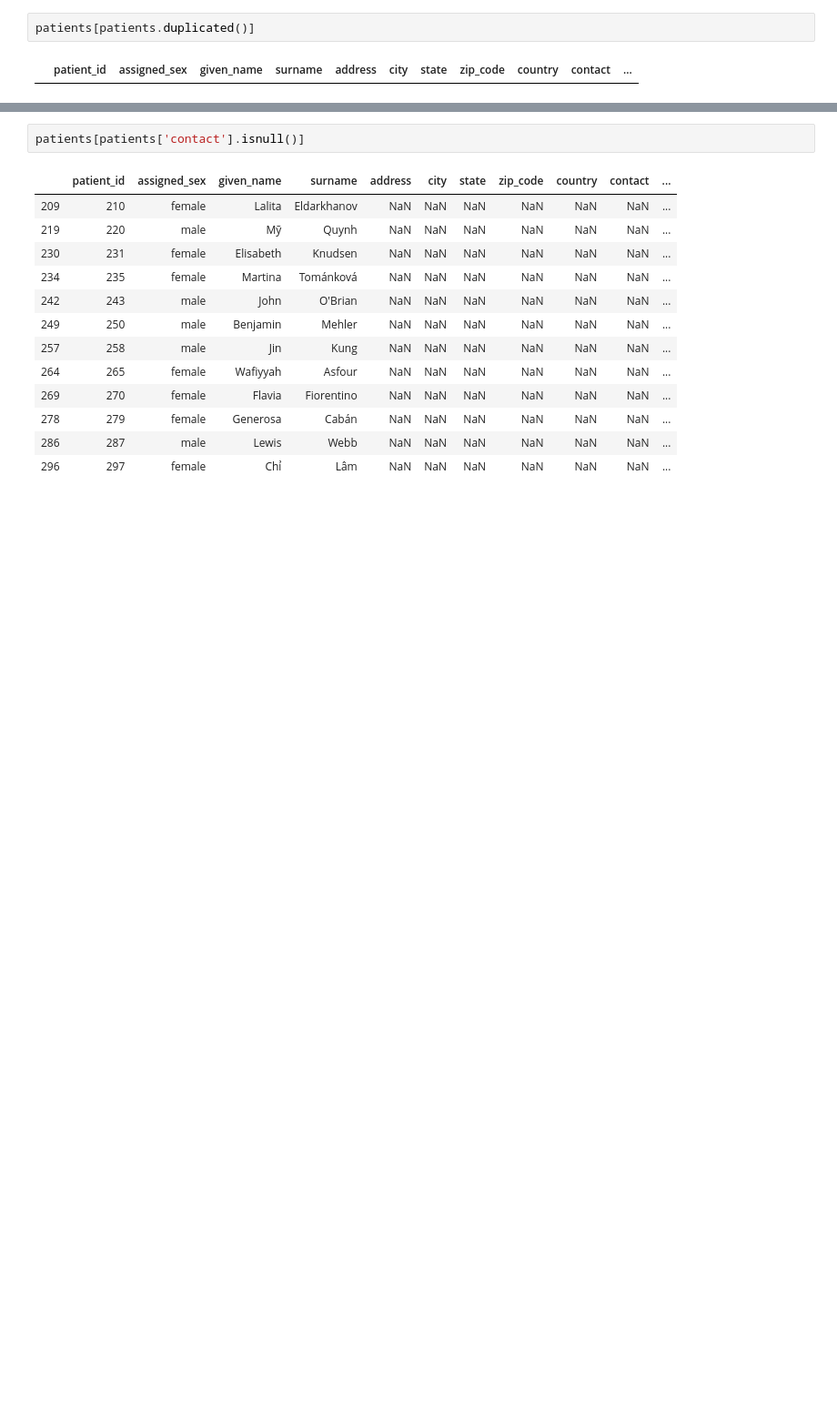
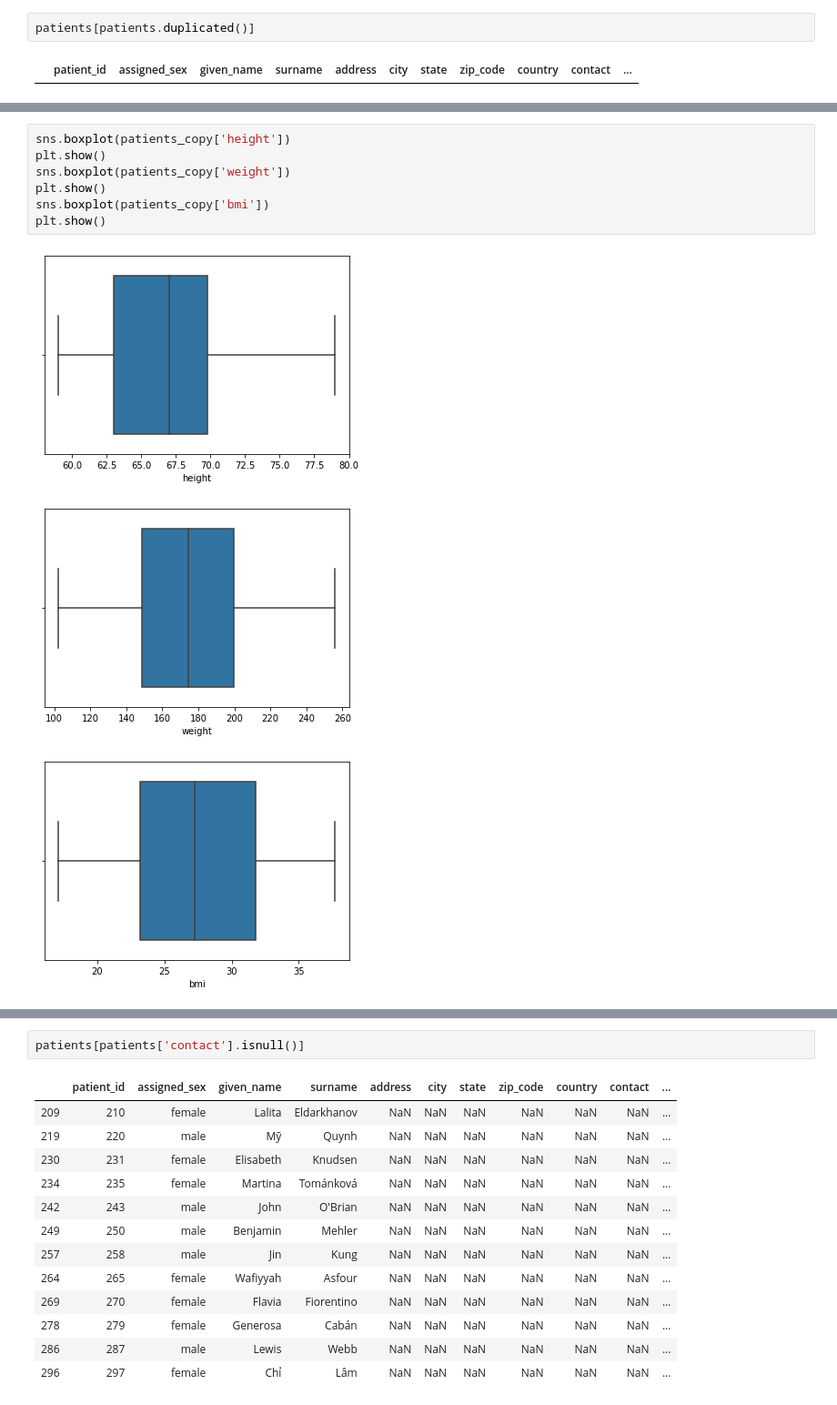
Before and after one commit to Ritayan-Dhara/Data-Wrangling, a Jupyter notebook: Data_Wrangling_Assignment.ipynb, the cells around one changed output, grey strips where cells are left out. Shown at 91% size. Cells and saved outputs as stored; diff of their text form; blank space fills up the shorter version.

```diff
--- a/Data_Wrangling_Assignment.ipynb
+++ b/Data_Wrangling_Assignment.ipynb
@@ -99,3 +100,14 @@ patients_copy[patients_copy['address'].duplicated()]
+# %%
+sns.boxplot(patients_copy['height'])
+plt.show()
+sns.boxplot(patients_copy['weight'])
+plt.show()
+sns.boxplot(patients_copy['bmi'])
+plt.show()
+# %% [output]
+[figure, added]
+[figure, added]
+[figure, added]
 # %%
 patients.sample(10)
 # %% [output]
```
Also changed, not shown: parts of 123 cells of this notebook.
